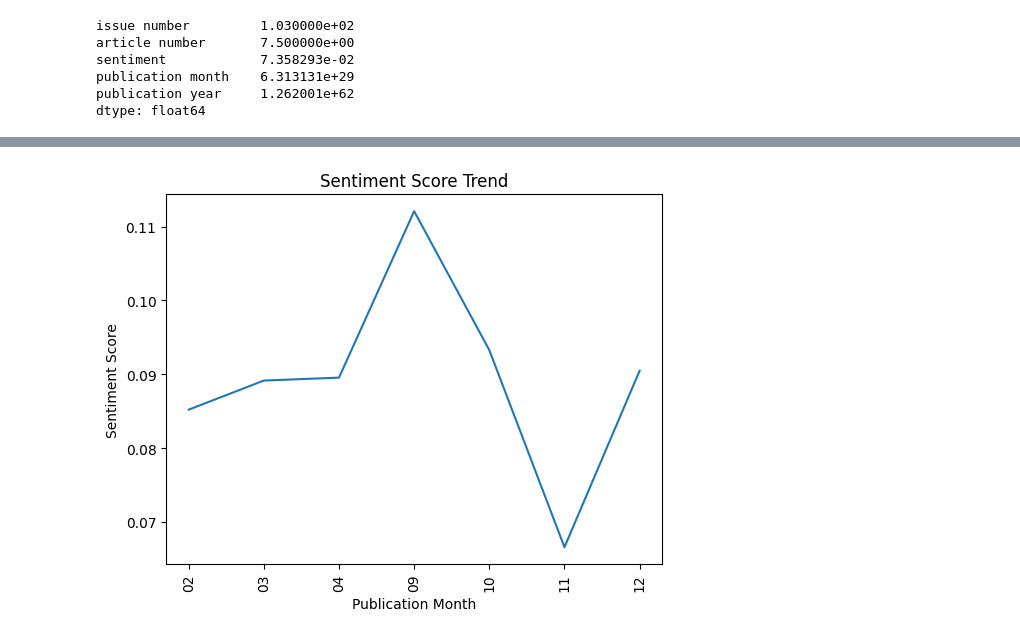
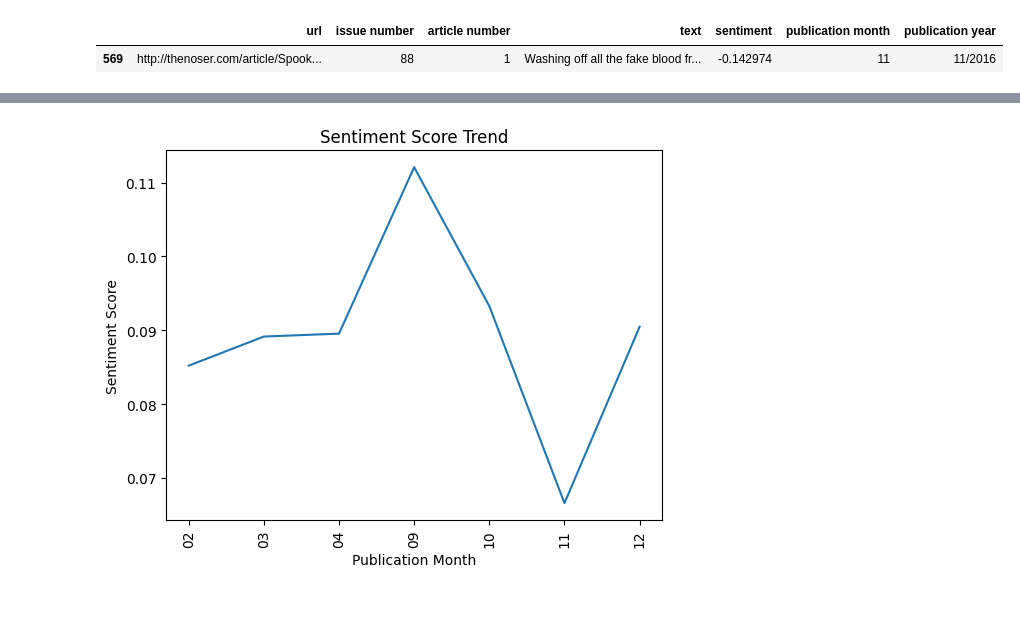
Before and after one commit to rbelay1/Final-Project, a Jupyter notebook: Df_of_Brown_Noser_Final.ipynb, the cells around one changed output, grey strips where cells are left out. Cells and saved outputs as stored; diff of their text form; code cells hidden in the pictures; blank space fills up the shorter version.

```diff
--- a/Df_of_Brown_Noser_Final.ipynb
+++ b/Df_of_Brown_Noser_Final.ipynb
@@ -77,9 +90,5 @@ df
 # %%
-df[df['issue number'] == 103].mean()
+df[(df['article number'] == 1) & (df['issue number'] == 88)]
 # %% [output]
-issue number         1.030000e+02
-article number       7.500000e+00
-sentiment            7.358293e-02
-publication month    6.313131e+29
-publication year     1.262001e+62
-dtype: float64
+|  | url | issue number | article number | text | sentiment | publication month | publication year |
+| 569 | http://thenoser.com/article/Spook... | 88 | 1 | Washing off all the fake blood fr... | -0.142974 | 11 | 11/2016 |
```
Also changed, not shown: parts of 6 cells of this notebook.
